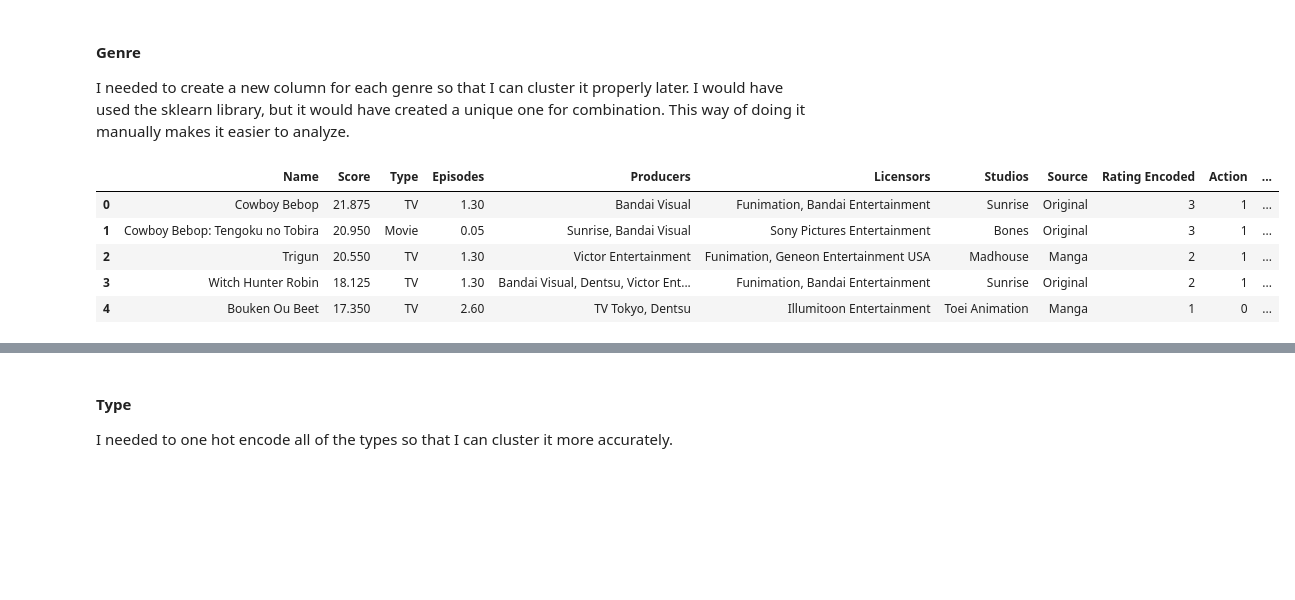
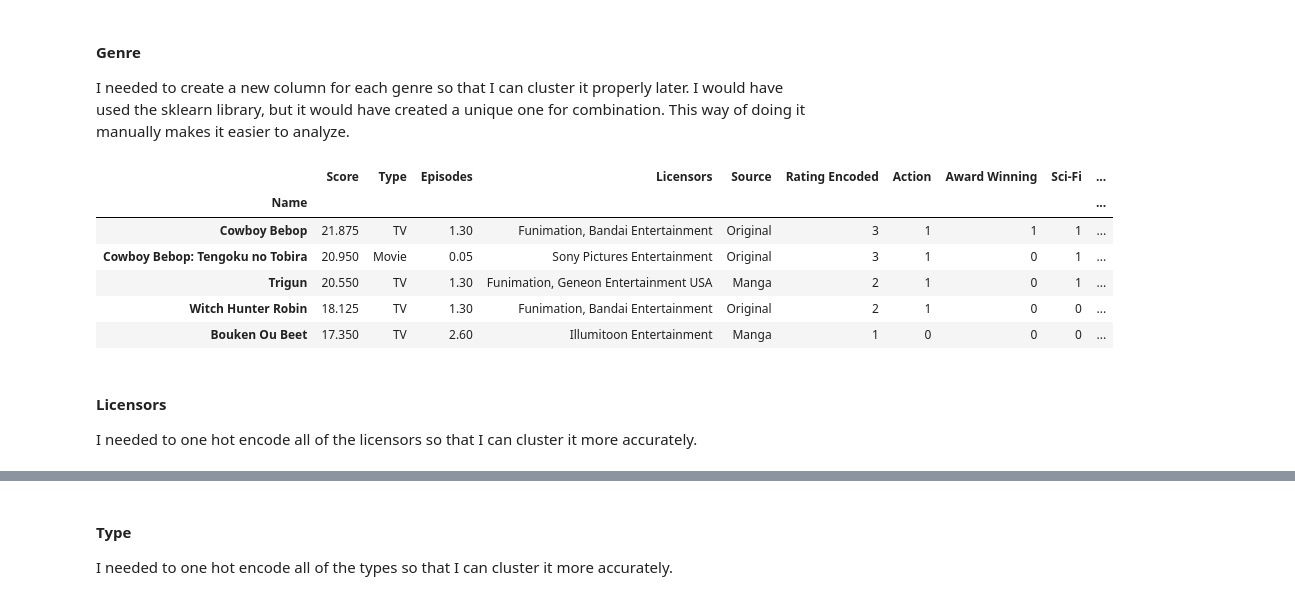
Before and after one commit to rjaggannagari/cs4824_final_project, a Jupyter notebook: anime_machine_learning.ipynb, the cells around one changed output, grey strips where cells are left out. Saved outputs shown, nothing was run; the diff lists cells and outputs as text; code cells hidden in the pictures; blank space fills up the shorter version.

```diff
--- a/anime_machine_learning.ipynb
+++ b/anime_machine_learning.ipynb
@@ -14,11 +13,12 @@ import pandas as pd
 I read in the data that was cleaned from the other script.
 # %%
 anime_df = pd.read_csv("clean_data/clean_anime_data.csv")
-pd.set_option('display.max_columns', 100) # Wanted to see all of the columns
+pd.set_option('display.max_columns', 150) # Wanted to see all of the columns
 
 # Getting rid of these columns as of now, but may add them back if I can process them in a proper way
-drop_columns = ['English name', 'Synopsis', 'Duration', 'Unnamed: 0']
+drop_columns = ['English name', 'Synopsis', 'Duration', 'Unnamed: 0', 'Producers', 'Studios']
 anime_df = anime_df.drop(columns = drop_columns)
+anime_df.set_index('Name', inplace = True)
 
 # Get rid of row with null values
 anime_df = anime_df.dropna()
@@ -126,0 +132,18 @@ Number of genres: 21
+# %%
+total_licensors = list()
+
+for i, current_row in anime_df.iterrows():
+    # Need to put the licensors in a list
+    split_licensors = current_row['Licensors'].split(',')
+
+    # Iterate through the licensors in the the row
+    for g in range (0, len(split_licensors)):
+        # Get rid of any leading white space
+        split_licensors[g] = split_licensors[g].strip()
+
+        # Add the unique ones
+        if (split_licensors[g] not in total_licensors):
+            total_licensors.append(split_licensors[g])
+
+print("All licensors: " + str(total_licensors))
+print("Number of licensors: " + str(len(total_licensors)))
@@ -143,26 +180,30 @@ I needed to create a new column for each genre so that I can cluster it properly
 # %%
 # Add a column for each genre and set it to 0
 for genre in total_genres:
     anime_df[genre] = 0
 
 for i, current_row in anime_df.iterrows():
     split_genres = current_row['Genres'].split(',')
 
     for f in range (0, len(split_genres)):
         split_genres[f] = split_genres[f].strip()
 
         # If found, set that genre column to 1
         if (split_genres[f] in split_genres):
-            anime_df.at[i, split_genres[f]] = 1
+            anime_df.at[i, split_genres[f]] += 1
 
 # Get rid of the original column
 anime_df = anime_df.drop(columns = 'Genres')
 
 anime_df.head(5)
 # %% [output]
-|  | Name | Score | Type | Episodes | Producers | Licensors | Studios | Source | Rating Encoded | Action | ... |
-| 0 | Cowboy Bebop | 21.875 | TV | 1.30 | Bandai Visual | Funimation, Bandai Entertainment | Sunrise | Original | 3 | 1 | ... |
-| 1 | Cowboy Bebop: Tengoku no Tobira | 20.950 | Movie | 0.05 | Sunrise, Bandai Visual | Sony Pictures Entertainment | Bones | Original | 3 | 1 | ... |
-| 2 | Trigun | 20.550 | TV | 1.30 | Victor Entertainment | Funimation, Geneon Entertainment USA | Madhouse | Manga | 2 | 1 | ... |
-| 3 | Witch Hunter Robin | 18.125 | TV | 1.30 | Bandai Visual, Dentsu, Victor Ent... | Funimation, Bandai Entertainment | Sunrise | Original | 2 | 1 | ... |
-| 4 | Bouken Ou Beet | 17.350 | TV | 2.60 | TV Tokyo, Dentsu | Illumitoon Entertainment | Toei Animation | Manga | 1 | 0 | ... |
+|  | Score | Type | Episodes | Licensors | Source | Rating Encoded | Action | Award Winning | Sci-Fi | ... |
+| Name |  |  |  |  |  |  |  |  |  | ... |
+| Cowboy Bebop | 21.875 | TV | 1.30 | Funimation, Bandai Entertainment | Original | 3 | 1 | 1 | 1 | ... |
+| Cowboy Bebop: Tengoku no Tobira | 20.950 | Movie | 0.05 | Sony Pictures Entertainment | Original | 3 | 1 | 0 | 1 | ... |
+| Trigun | 20.550 | TV | 1.30 | Funimation, Geneon Entertainment USA | Manga | 2 | 1 | 0 | 1 | ... |
+| Witch Hunter Robin | 18.125 | TV | 1.30 | Funimation, Bandai Entertainment | Original | 2 | 1 | 0 | 0 | ... |
+| Bouken Ou Beet | 17.350 | TV | 2.60 | Illumitoon Entertainment | Manga | 1 | 0 | 0 | 0 | ... |
+# %% [markdown]
+#### Licensors
+I needed to one hot encode all of the licensors so that I can cluster it more accurately.
```
Also changed, not shown: parts of 19 cells of this notebook, 1 other file.
